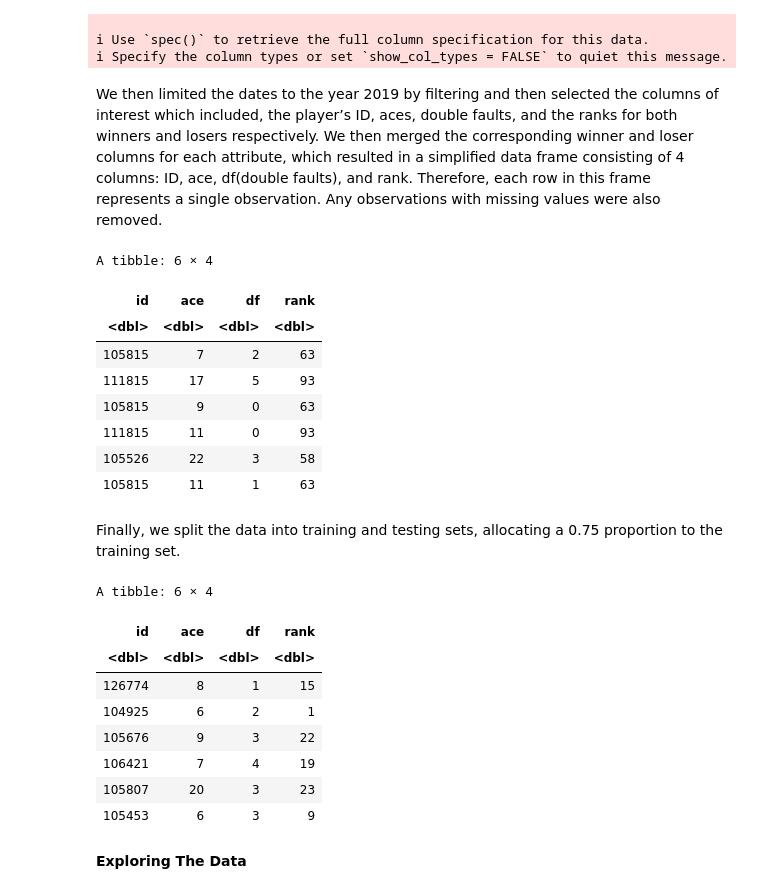
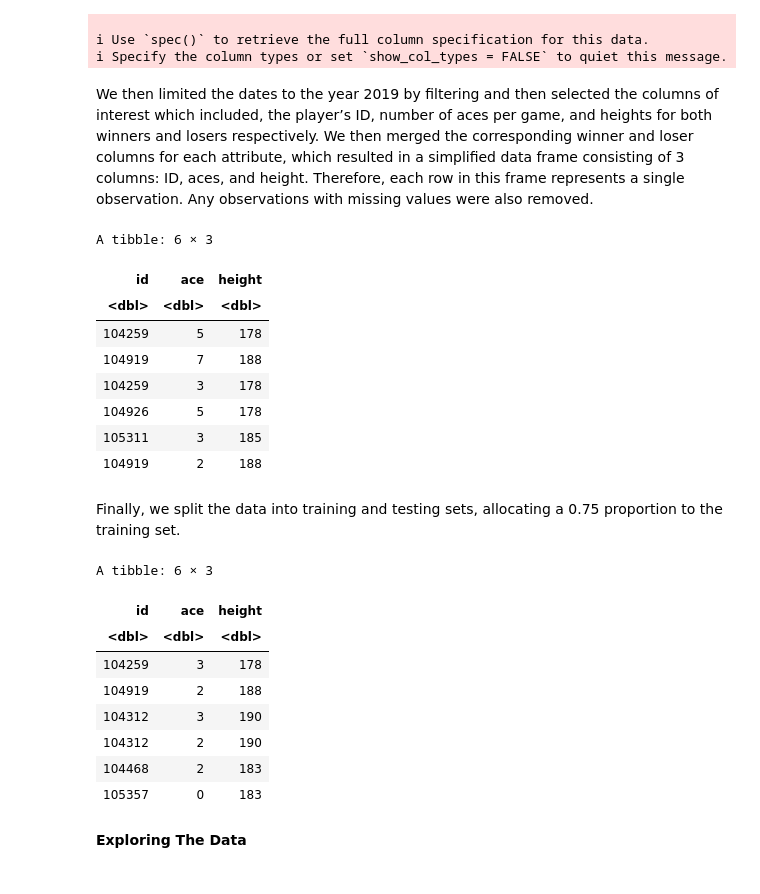
Before and after one commit to MLG0047/DSCI_100_Group_14, a Jupyter notebook: DSCI_100_006_14_Report.ipynb, the cells around one changed output. Saved outputs shown, nothing was run; the diff lists cells and outputs as text; code cells hidden in the pictures.

```diff
--- a/DSCI_100_006_14_Report.ipynb
+++ b/DSCI_100_006_14_Report.ipynb
@@ -38,57 +38,57 @@ dbl (34): ...1, draw_size, tourney_date, match_num, winner_id, winner_ht, wi...
 ℹ Use `spec()` to retrieve the full column specification for this data.
 ℹ Specify the column types or set `show_col_types = FALSE` to quiet this message.
 # %% [markdown]
-We then limited the dates to the year 2019 by filtering and then selected the columns of interest which included, the player’s ID, aces, double faults, and the ranks for both winners and losers respectively. We then merged the corresponding winner and loser columns for each attribute, which resulted in a simplified data frame consisting of 4 columns: ID, ace, df(double faults), and rank. Therefore, each row in this frame represents a single observation. Any observations with missing values were also removed.
+We then limited the dates to the year 2019 by filtering and then selected the columns of interest which included, the player’s ID, number of aces per game, and heights for both winners and losers respectively. We then merged the corresponding winner and loser columns for each attribute, which resulted in a simplified data frame consisting of 3 columns: ID, aces, and height. Therefore, each row in this frame represents a single observation. Any observations with missing values were also removed.
 # %%
 # filter year 2019, there is indeed a more formal way with more steps to do that,
 # but we can simply do it this way with only one step because we don't need the
 # year information later on
 player_2019 <- filter(player_result, tourney_date <= 20199999
                        , tourney_date >=20190000) |>
-  select(winner_id, loser_id, w_ace, l_ace, w_df, l_df, winner_rank, loser_rank)
+  select(winner_id, loser_id, w_ace, l_ace, winner_ht, loser_ht)
 
 # seperate the original data into winner and loser
 player_winner <- player_2019 |>
-  select(winner_id, w_ace, w_df, winner_rank) |>
-  rename(id = winner_id, ace = w_ace, df = w_df, rank = winner_rank)
+  select(winner_id, w_ace, winner_ht, ) |>
+  rename(id = winner_id, ace = w_ace, height = winner_ht)
 player_loser <- player_2019 |>
-  select(loser_id, l_ace, l_df, loser_rank) |>
-  rename(id = loser_id, ace = l_ace, df=l_df, rank = loser_rank)
+  select(loser_id, l_ace, loser_ht) |>
+  rename(id = loser_id, ace = l_ace, height = loser_ht)
 
 # Combine them together by rows to form a data into a tidy format
 player_clean <- bind_rows(player_winner, player_loser)|>
 na.omit()
 head(player_clean)
 # %% [output]
-A tibble: 6 × 4
+A tibble: 6 × 3
-| id | ace | df | rank |
-| <dbl> | <dbl> | <dbl> | <dbl> |
-| 105815 | 7 | 2 | 63 |
-| 111815 | 17 | 5 | 93 |
-| 105815 | 9 | 0 | 63 |
-| 111815 | 11 | 0 | 93 |
-| 105526 | 22 | 3 | 58 |
-| 105815 | 11 | 1 | 63 |
+| id | ace | height |
+| <dbl> | <dbl> | <dbl> |
+| 104259 | 5 | 178 |
+| 104919 | 7 | 188 |
+| 104259 | 3 | 178 |
+| 104926 | 5 | 178 |
+| 105311 | 3 | 185 |
+| 104919 | 2 | 188 |
 # %% [markdown]
 Finally, we split the data into training and testing sets, allocating a 0.75 proportion to the training set.
 # %%
 # Split data into training data and testing data
 set.seed(8888)
 player_split <- player_clean |>
-  initial_split(prop = 0.75, strata = rank)
+  initial_split(prop = 0.75, strata = ace)
 player_training <- training(player_split)
 player_testing <- testing(player_split)
 head(player_training)
 # %% [output]
-A tibble: 6 × 4
+A tibble: 6 × 3
-| id | ace | df | rank |
-| <dbl> | <dbl> | <dbl> | <dbl> |
-| 126774 | 8 | 1 | 15 |
-| 104925 | 6 | 2 | 1 |
-| 105676 | 9 | 3 | 22 |
-| 106421 | 7 | 4 | 19 |
-| 105807 | 20 | 3 | 23 |
-| 105453 | 6 | 3 | 9 |
+| id | ace | height |
+| <dbl> | <dbl> | <dbl> |
+| 104259 | 3 | 178 |
+| 104919 | 2 | 188 |
+| 104312 | 3 | 190 |
+| 104312 | 2 | 190 |
+| 104468 | 2 | 183 |
+| 105357 | 0 | 183 |
 # %% [markdown]
 **Exploring The Data**
 # %% [markdown]
```
Also changed, not shown: parts of 9 cells of this notebook.
